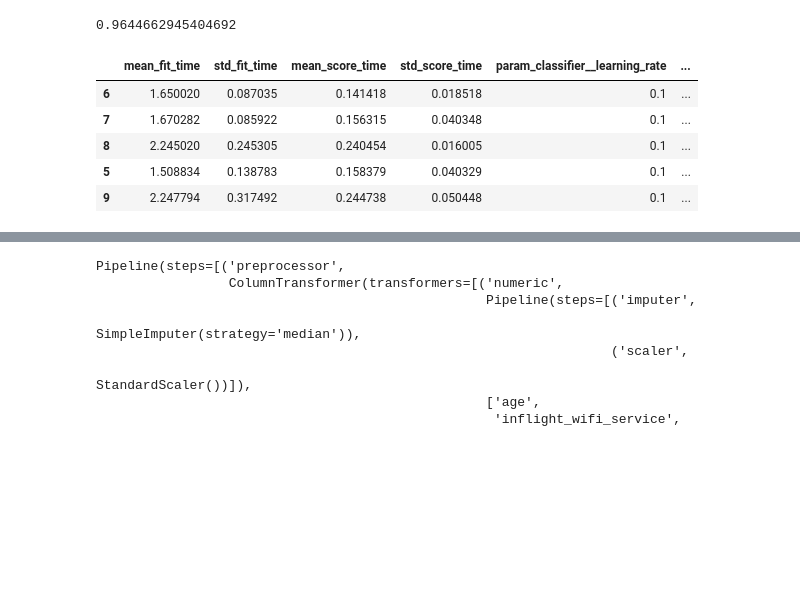
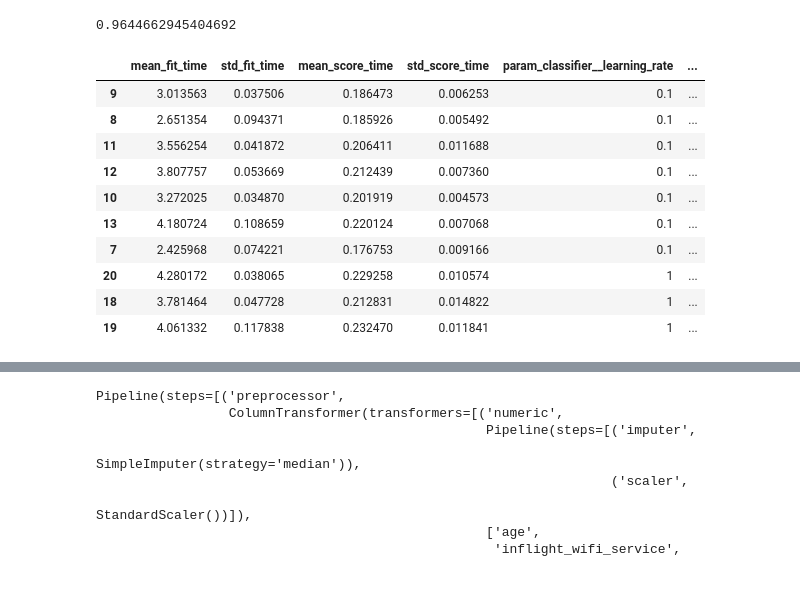
Before and after one commit to martabaker/ds_project_4, a Jupyter notebook: Notebooks/Models_Sarah_pipeline.ipynb, the cells around one changed output, grey strips where cells are left out. Saved outputs shown, nothing was run; the diff lists cells and outputs as text; code cells hidden in the pictures; blank space fills up the shorter version.

```diff
--- a/Notebooks/Models_Sarah_pipeline.ipynb
+++ b/Notebooks/Models_Sarah_pipeline.ipynb
@@ -2467,7 +2467,7 @@ model_pipeline = Pipeline([
 ])
 
 search_grid = {
-    "classifier__n_estimators": [300, 350, 400, 450, 500],
+    "classifier__n_estimators": [200, 250, 300, 350, 400, 450, 500],
     "classifier__learning_rate": [0.01, 0.1, 1]
 }
 
@@ -2533,14 +2533,19 @@ GS.best_score_
 0.9644662945404692
 # %%
 df_grid4 = pd.DataFrame(GS.cv_results_)
-df_grid4.sort_values("rank_test_score").head(5)
+df_grid4.sort_values("rank_test_score").head(10)
 # %% [output]
 |  | mean_fit_time | std_fit_time | mean_score_time | std_score_time | param_classifier__learning_rate | ... |
-| 6 | 1.650020 | 0.087035 | 0.141418 | 0.018518 | 0.1 | ... |
-| 7 | 1.670282 | 0.085922 | 0.156315 | 0.040348 | 0.1 | ... |
-| 8 | 2.245020 | 0.245305 | 0.240454 | 0.016005 | 0.1 | ... |
-| 5 | 1.508834 | 0.138783 | 0.158379 | 0.040329 | 0.1 | ... |
-| 9 | 2.247794 | 0.317492 | 0.244738 | 0.050448 | 0.1 | ... |
+| 9 | 3.013563 | 0.037506 | 0.186473 | 0.006253 | 0.1 | ... |
+| 8 | 2.651354 | 0.094371 | 0.185926 | 0.005492 | 0.1 | ... |
+| 11 | 3.556254 | 0.041872 | 0.206411 | 0.011688 | 0.1 | ... |
+| 12 | 3.807757 | 0.053669 | 0.212439 | 0.007360 | 0.1 | ... |
+| 10 | 3.272025 | 0.034870 | 0.201919 | 0.004573 | 0.1 | ... |
+| 13 | 4.180724 | 0.108659 | 0.220124 | 0.007068 | 0.1 | ... |
+| 7 | 2.425968 | 0.074221 | 0.176753 | 0.009166 | 0.1 | ... |
+| 20 | 4.280172 | 0.038065 | 0.229258 | 0.010574 | 1 | ... |
+| 18 | 3.781464 | 0.047728 | 0.212831 | 0.014822 | 1 | ... |
+| 19 | 4.061332 | 0.117838 | 0.232470 | 0.011841 | 1 | ... |
 # %%
 # Grid Search #5: LGBM on binned_df
 
```
Also changed, not shown: parts of 12 cells of this notebook, 2 other files.
